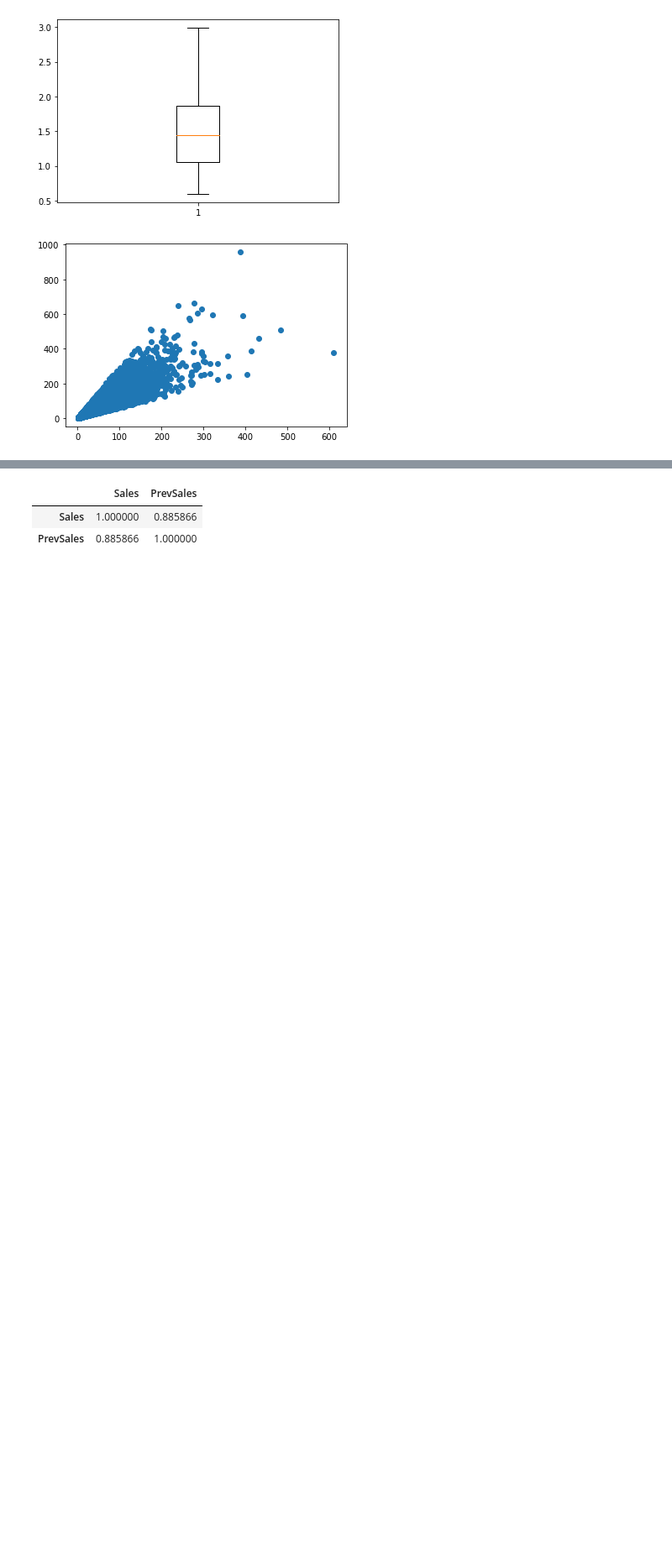
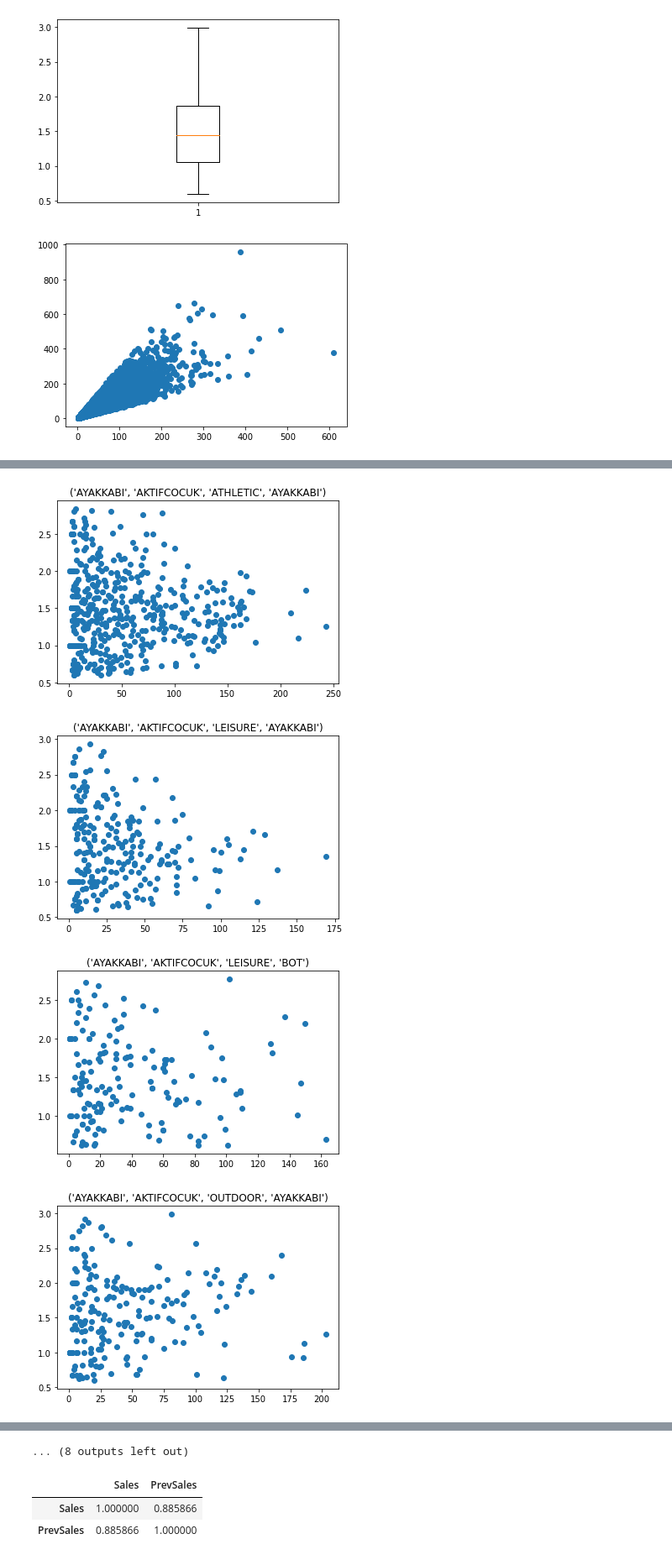
Before and after one commit to yasinsecal/PriceElasticity, a Jupyter notebook: Analysis.ipynb, the cells around one changed output, grey strips where cells are left out. Shown at 84% size. Cells and saved outputs as stored; diff of their text form; code cells hidden in the pictures; blank space fills up the shorter version.

```diff
--- a/Analysis.ipynb
+++ b/Analysis.ipynb
@@ -95,0 +135,12 @@ plt.show()
+# %%
+for key, values in data3.groupby(["H1","H2","H3","H4"]):
+    if len(values)<100:
+        continue
+    plt.scatter(values["PrevSales"],values["Fraction"])
+    plt.title(key)
+    plt.show()
+# %% [output]
+[figure, added]
+[figure, added]
+[figure, added]
+[figure, added]
@@ -96,3 +155,4 @@ plt.show()
+... (8 outputs left out)
 # %%
 data3[["Sales","PrevSales"]].corr()
 # %% [output]
```
Also changed, not shown: parts of 49 cells of this notebook.
